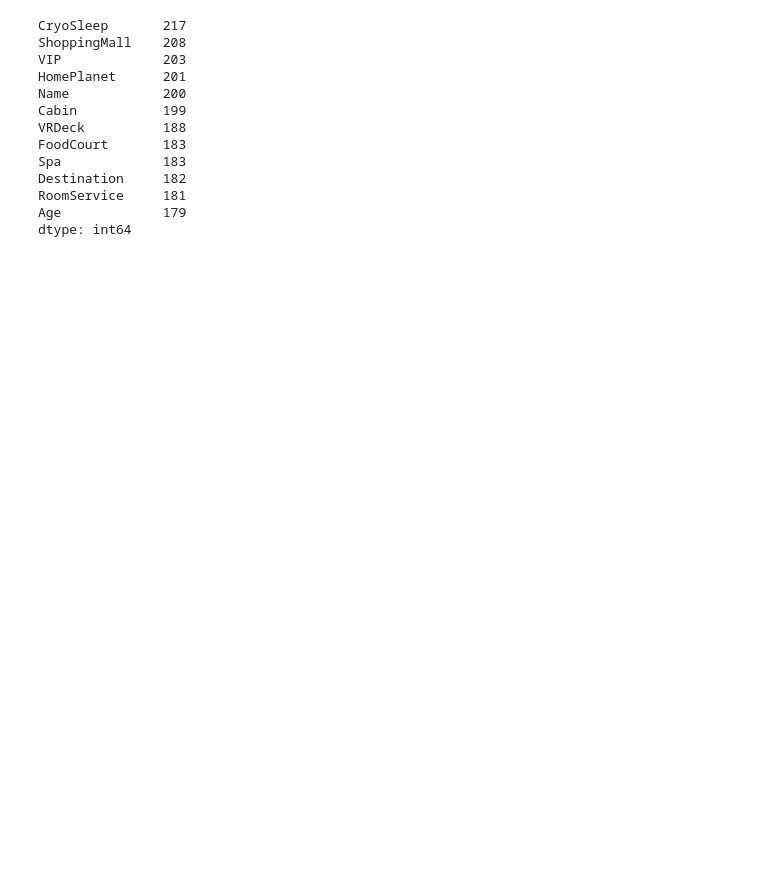
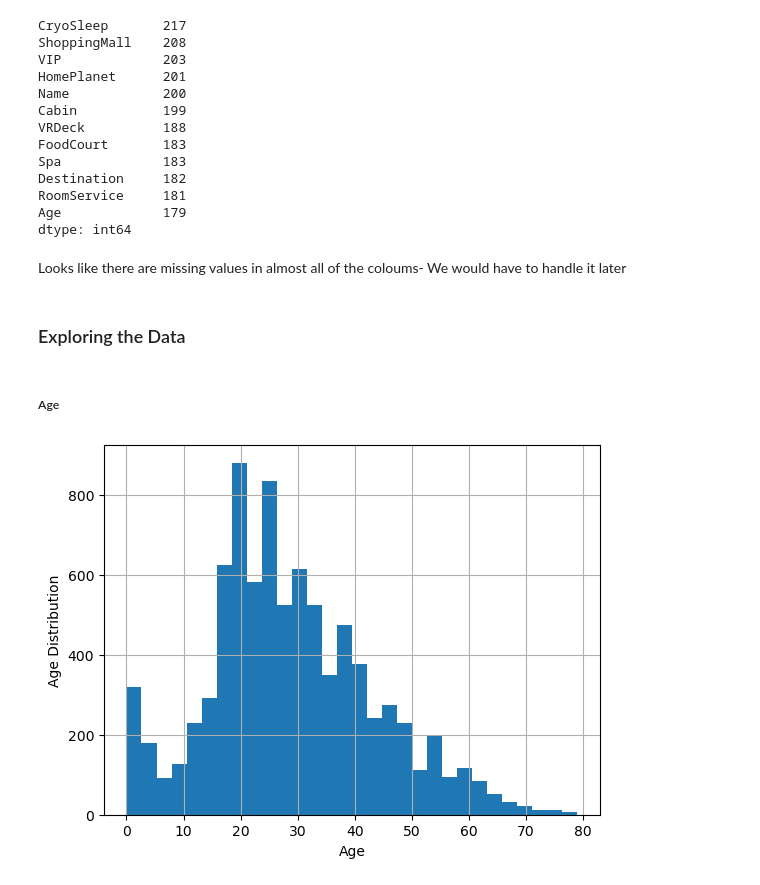
Before and after one commit to NirMarc/kaggle, a Jupyter notebook: spaceship-titanic/notebooks/01_eda.ipynb, the cells around one changed output. Cells and saved outputs as stored; diff of their text form; code cells hidden in the pictures; blank space fills up the shorter version.

```diff
--- a/spaceship-titanic/notebooks/01_eda.ipynb
+++ b/spaceship-titanic/notebooks/01_eda.ipynb
@@ -121,3 +99,16 @@ Destination     182
 RoomService     181
 Age             179
 dtype: int64
+# %% [markdown]
+Looks like there are missing values in almost all of the coloums- We would have to handle it later
+# %% [markdown]
+### Exploring the Data
+# %% [markdown]
+##### Age
+# %%
+train["Age"].hist(bins=30)
+plt.xlabel("Age")
+plt.ylabel("Age Distribution")
+plt.show()
+# %% [output]
+[figure, added]
```
Also changed, not shown: parts of 27 cells of this notebook, 1 other file.
